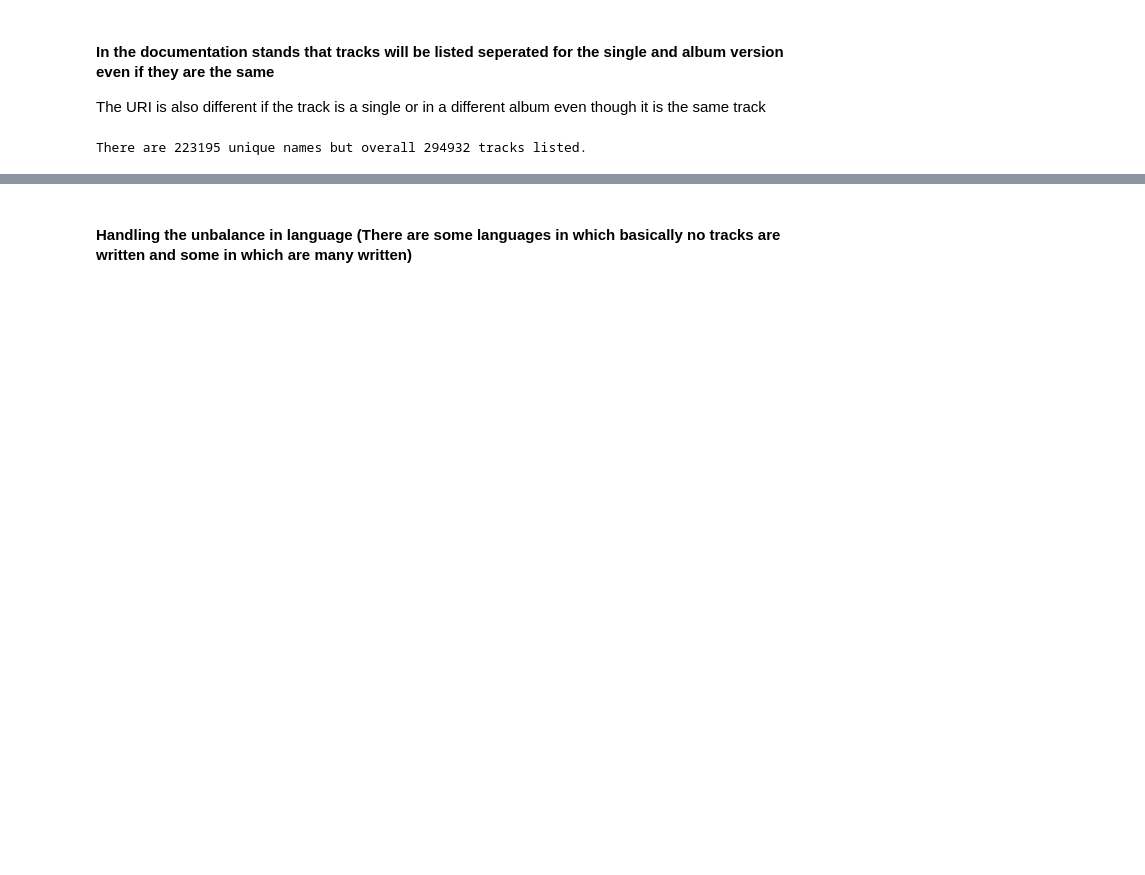
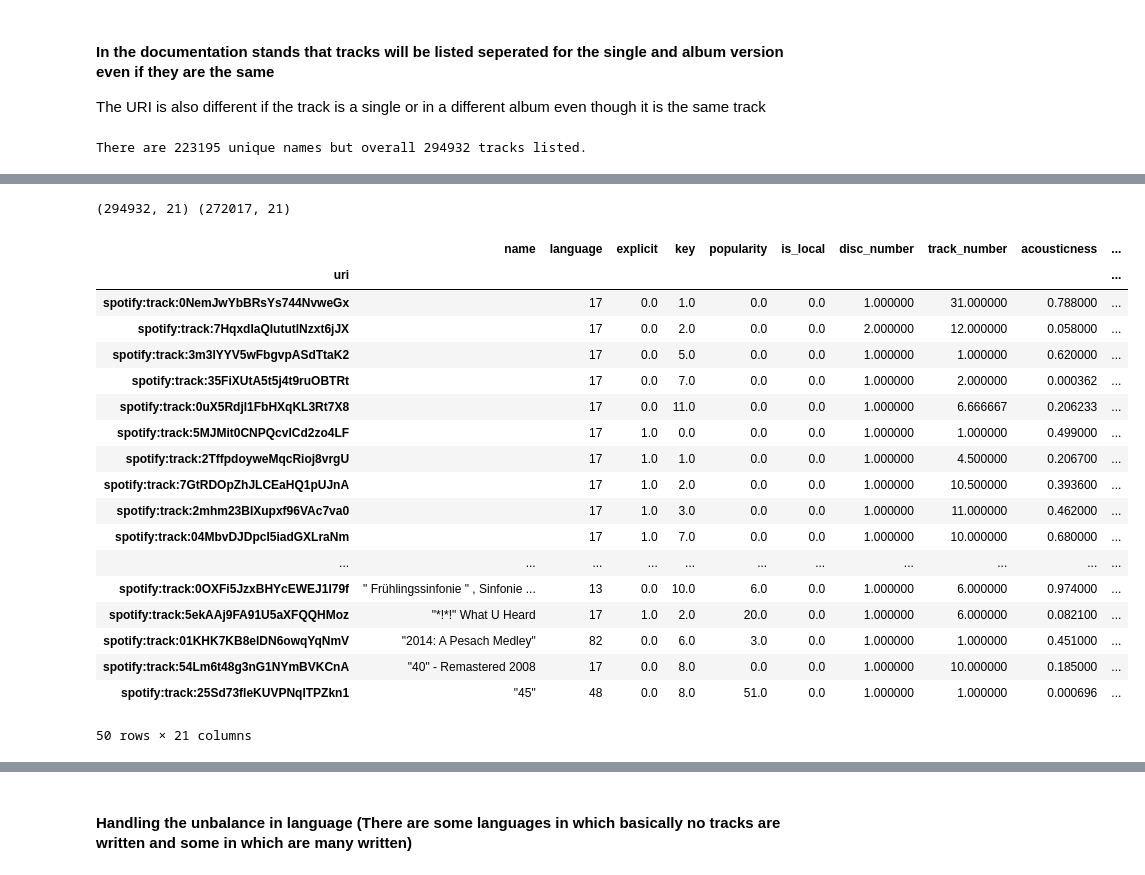
Before and after one commit to Florian-Dreyer/Spotify-Track-Popularity-Analyses, a Jupyter notebook: Popularity Prediction.ipynb, the cells around one changed output, grey strips where cells are left out. Cells and saved outputs as stored; diff of their text form; code cells hidden in the pictures; blank space fills up the shorter version.

```diff
--- a/Popularity Prediction.ipynb
+++ b/Popularity Prediction.ipynb
@@ -447,0 +458,25 @@ There are 223195 unique names but overall 294932 tracks listed.
+# %%
+# test
+print(df.shape, agg_df.shape)
+agg_df.head(50)
+# %% [output]
+(294932, 21) (272017, 21)
+|  | name | language | explicit | key | popularity | is_local | disc_number | track_number | acousticness | ... |
+| uri |  |  |  |  |  |  |  |  |  | ... |
+| spotify:track:0NemJwYbBRsYs744NvweGx |  | 17 | 0.0 | 1.0 | 0.0 | 0.0 | 1.000000 | 31.000000 | 0.788000 | ... |
+| spotify:track:7HqxdIaQIututlNzxt6jJX |  | 17 | 0.0 | 2.0 | 0.0 | 0.0 | 2.000000 | 12.000000 | 0.058000 | ... |
+| spotify:track:3m3lYYV5wFbgvpASdTtaK2 |  | 17 | 0.0 | 5.0 | 0.0 | 0.0 | 1.000000 | 1.000000 | 0.620000 | ... |
+| spotify:track:35FiXUtA5t5j4t9ruOBTRt |  | 17 | 0.0 | 7.0 | 0.0 | 0.0 | 1.000000 | 2.000000 | 0.000362 | ... |
+| spotify:track:0uX5Rdjl1FbHXqKL3Rt7X8 |  | 17 | 0.0 | 11.0 | 0.0 | 0.0 | 1.000000 | 6.666667 | 0.206233 | ... |
+| spotify:track:5MJMit0CNPQcvlCd2zo4LF |  | 17 | 1.0 | 0.0 | 0.0 | 0.0 | 1.000000 | 1.000000 | 0.499000 | ... |
+| spotify:track:2TffpdoyweMqcRioj8vrgU |  | 17 | 1.0 | 1.0 | 0.0 | 0.0 | 1.000000 | 4.500000 | 0.206700 | ... |
+| spotify:track:7GtRDOpZhJLCEaHQ1pUJnA |  | 17 | 1.0 | 2.0 | 0.0 | 0.0 | 1.000000 | 10.500000 | 0.393600 | ... |
+| spotify:track:2mhm23BIXupxf96VAc7va0 |  | 17 | 1.0 | 3.0 | 0.0 | 0.0 | 1.000000 | 11.000000 | 0.462000 | ... |
+| spotify:track:04MbvDJDpcI5iadGXLraNm |  | 17 | 1.0 | 7.0 | 0.0 | 0.0 | 1.000000 | 10.000000 | 0.680000 | ... |
+| ... | ... | ... | ... | ... | ... | ... | ... | ... | ... | ... |
+| spotify:track:0OXFi5JzxBHYcEWEJ1I79f | " Frühlingssinfonie " , Sinfonie ... | 13 | 0.0 | 10.0 | 6.0 | 0.0 | 1.000000 | 6.000000 | 0.974000 | ... |
+| spotify:track:5ekAAj9FA91U5aXFQQHMoz | "*!*!" What U Heard | 17 | 1.0 | 2.0 | 20.0 | 0.0 | 1.000000 | 6.000000 | 0.082100 | ... |
+| spotify:track:01KHK7KB8elDN6owqYqNmV | "2014: A Pesach Medley" | 82 | 0.0 | 6.0 | 3.0 | 0.0 | 1.000000 | 1.000000 | 0.451000 | ... |
+| spotify:track:54Lm6t48g3nG1NYmBVKCnA | "40" - Remastered 2008 | 17 | 0.0 | 8.0 | 0.0 | 0.0 | 1.000000 | 10.000000 | 0.185000 | ... |
+| spotify:track:25Sd73fleKUVPNqITPZkn1 | "45" | 48 | 0.0 | 8.0 | 51.0 | 0.0 | 1.000000 | 1.000000 | 0.000696 | ... |
+50 rows × 21 columns
```
Also changed, not shown: parts of 16 cells of this notebook.
